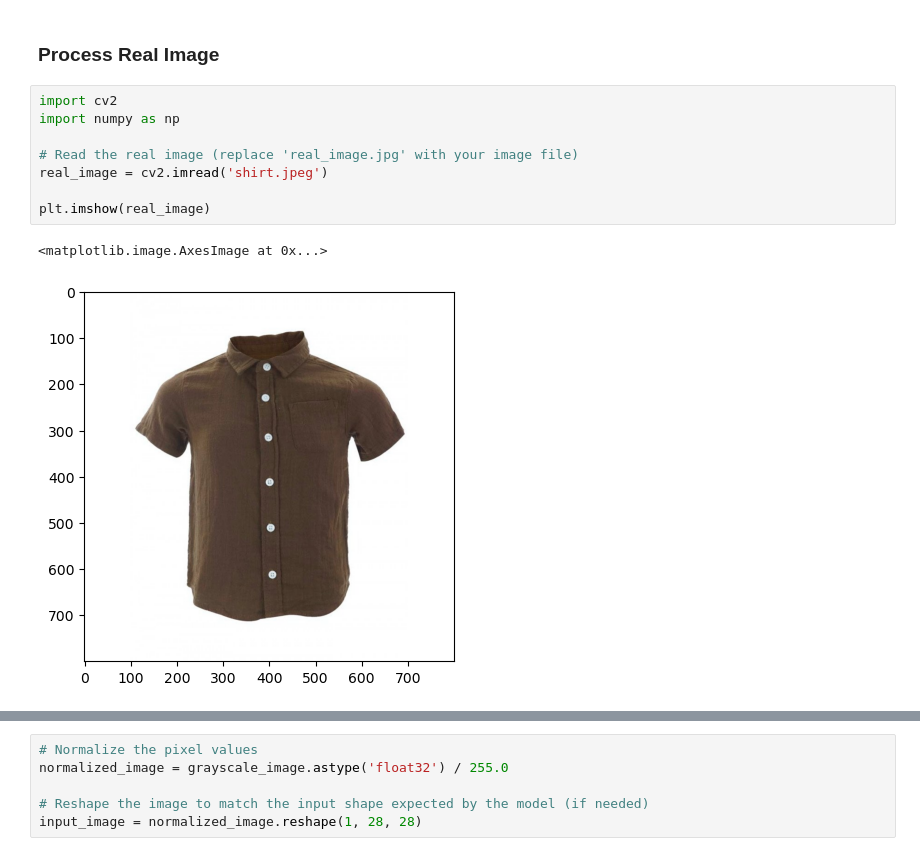
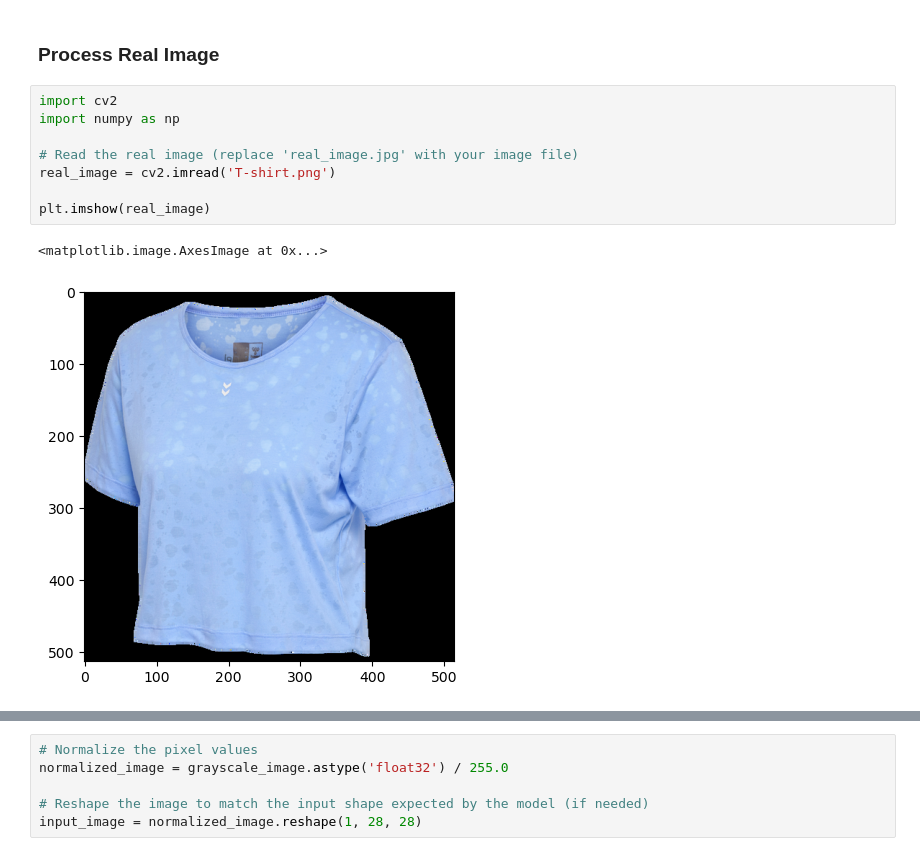
Before and after one commit to AmdPathirana/ML_PROJECTS, a Jupyter notebook: Multiclass Image Classifiaction (ANN) /Classifier.ipynb, the cells around one changed output, grey strips where cells are left out. Saved outputs shown, nothing was run; the diff lists cells and outputs as text.

```diff
--- a/Multiclass Image Classifiaction (ANN) /Classifier.ipynb
+++ b/Multiclass Image Classifiaction (ANN) /Classifier.ipynb
@@ -437,14 +437,14 @@ loaded_model = load_model('model.h5')
 # %%
 import cv2
 import numpy as np
 
 # Read the real image (replace 'real_image.jpg' with your image file)
-real_image = cv2.imread('shirt.jpeg')
+real_image = cv2.imread('T-shirt.png')
 
 plt.imshow(real_image)
 # %% [output]
 <matplotlib.image.AxesImage at 0x...>
-[figure, old version]
+[figure, new version]
 # %%
 # Resize and convert the image to 28x28 and grayscale
 resized_image = cv2.resize(real_image, (28, 28))
```
Also changed, not shown: parts of 13 cells of this notebook, 5 other files.
